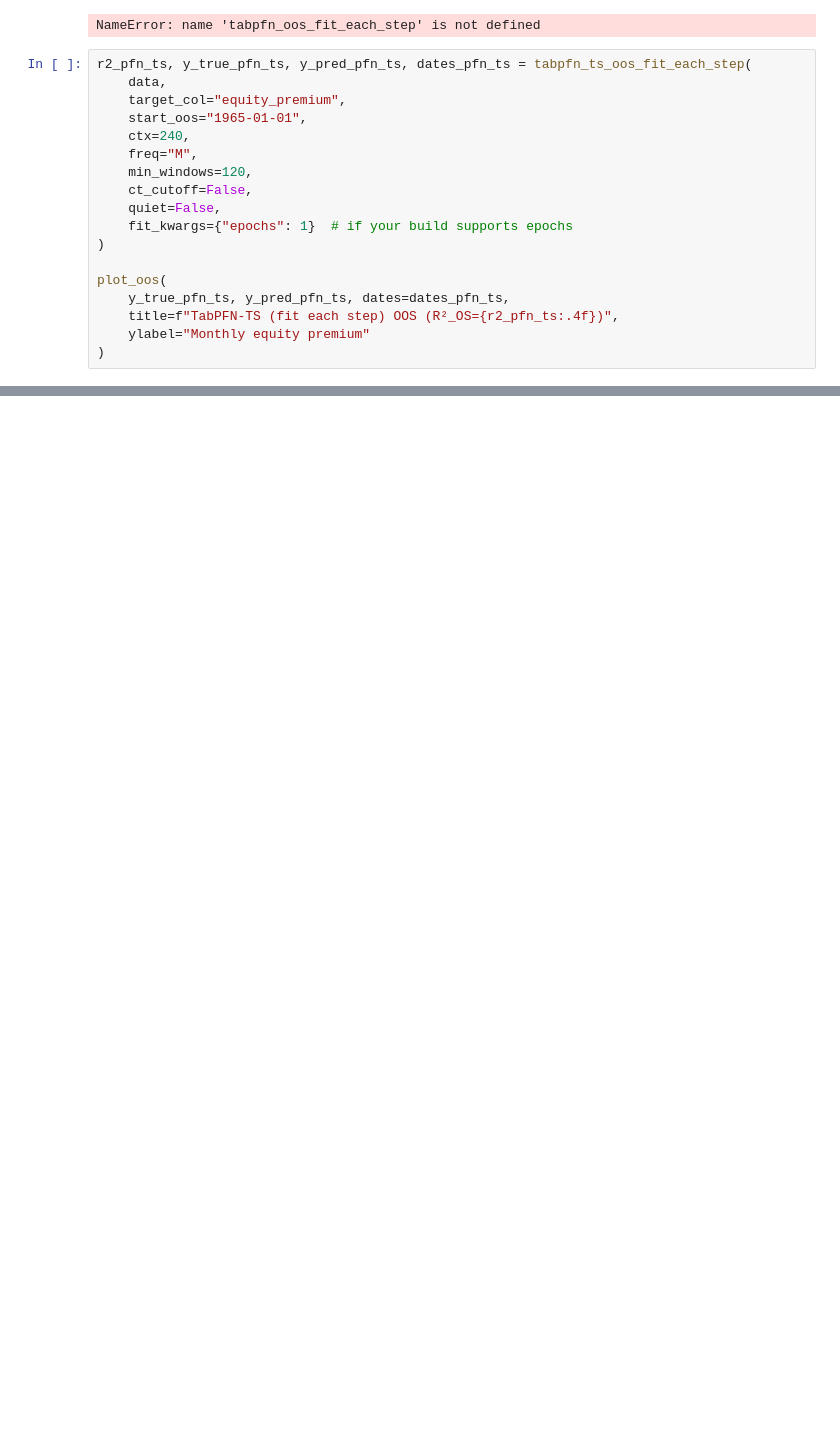
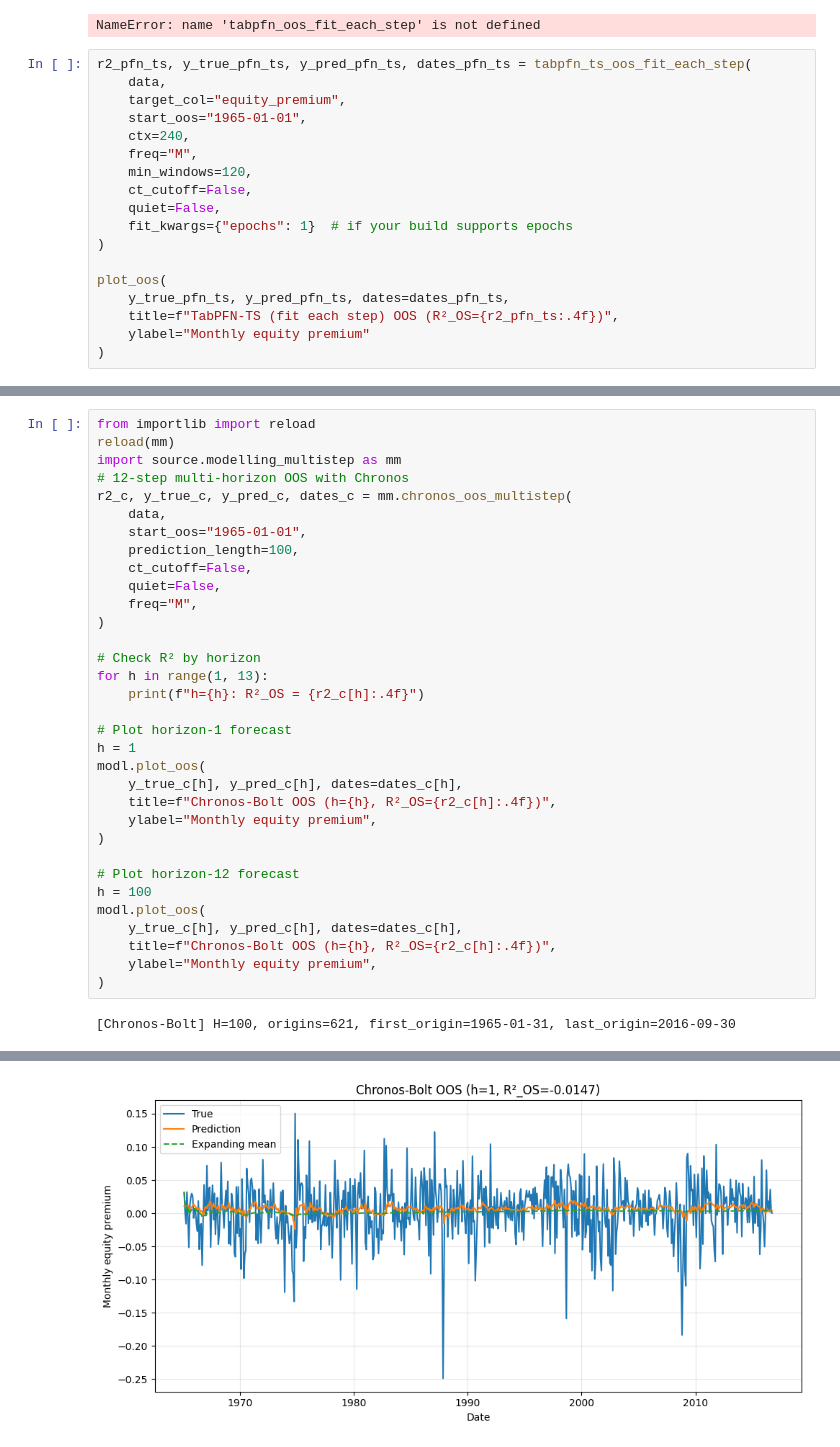
Before and after one commit to KiliTili/Masterarbeit, a Jupyter notebook: Notebooks/Benchmark/modelling.ipynb, the cells around one changed output, grey strips where cells are left out. Drawn from its saved outputs; the diff is of its cells as text; blank space fills up the shorter version.

```diff
--- a/Notebooks/Benchmark/modelling.ipynb
+++ b/Notebooks/Benchmark/modelling.ipynb
@@ -210,0 +226,35 @@ plot_oos(
+# %%
+from importlib import reload
+reload(mm)
+import source.modelling_multistep as mm
+# 12-step multi-horizon OOS with Chronos
+r2_c, y_true_c, y_pred_c, dates_c = mm.chronos_oos_multistep(
+    data,
+    start_oos="1965-01-01",
+    prediction_length=100,
+    ct_cutoff=False,
+    quiet=False,
+    freq="M",
+)
+
+# Check R² by horizon
+for h in range(1, 13):
+    print(f"h={h}: R²_OS = {r2_c[h]:.4f}")
+
+# Plot horizon-1 forecast
+h = 1
+modl.plot_oos(
+    y_true_c[h], y_pred_c[h], dates=dates_c[h],
+    title=f"Chronos-Bolt OOS (h={h}, R²_OS={r2_c[h]:.4f})",
+    ylabel="Monthly equity premium",
+)
+
+# Plot horizon-12 forecast
+h = 100
+modl.plot_oos(
+    y_true_c[h], y_pred_c[h], dates=dates_c[h],
+    title=f"Chronos-Bolt OOS (h={h}, R²_OS={r2_c[h]:.4f})",
+    ylabel="Monthly equity premium",
+)
+# %% [output]
+[Chronos-Bolt] H=100, origins=621, first_origin=1965-01-31, last_origin=2016-09-30
@@ -210,0 +278 @@ plot_oos(
+[figure, added]
```
Also changed, not shown: parts of 11 cells of this notebook, 3 other files.
